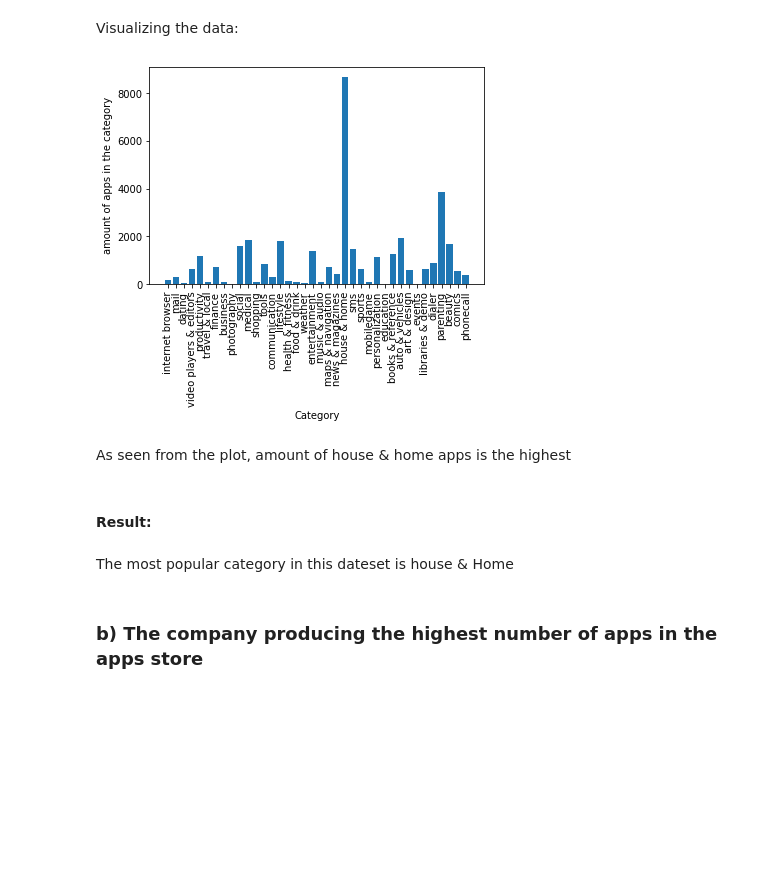
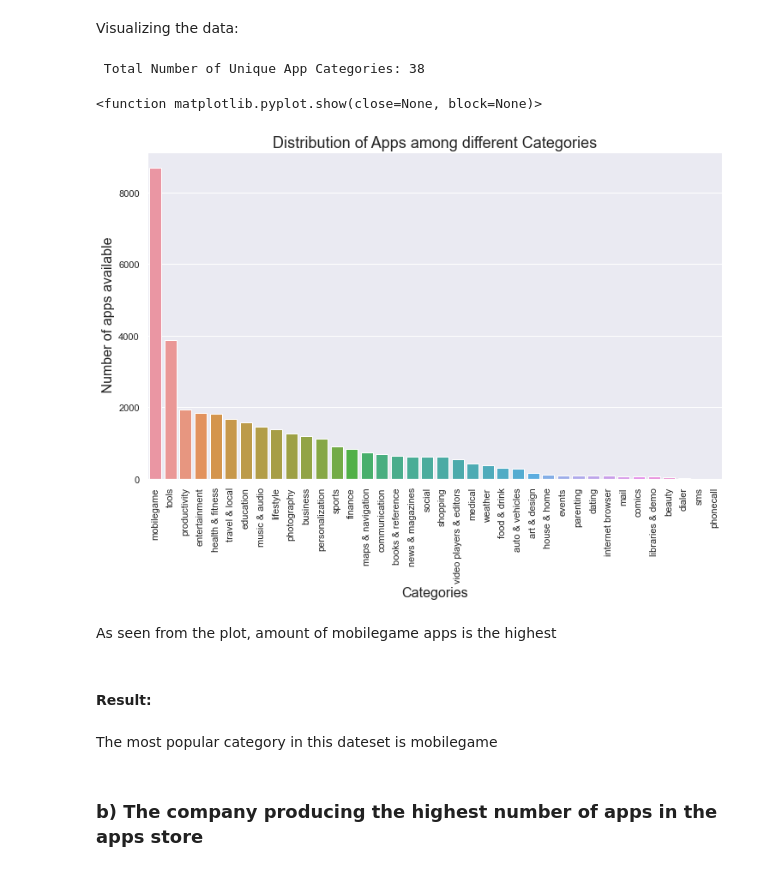
Before and after one commit to Bariu/Jenga-Project, a Jupyter notebook: The Analysis of Android app market.ipynb, the cells around one changed output. Saved outputs shown, nothing was run; the diff lists cells and outputs as text; code cells hidden in the pictures; blank space fills up the shorter version.

```diff
--- a/The Analysis of Android app market.ipynb
+++ b/The Analysis of Android app market.ipynb
@@ -336,19 +335,39 @@ amount.head(6)
 All the values in the column are same indicating the number of apps in each category
 # %% [markdown]
 Visualizing the data:
-# %%
-plt.bar(data.category1.unique(), amount["appname"])
-plt.ylabel("amount of apps in the category")
-plt.xlabel("Category")
-plt.xticks(rotation = 90);
-# %% [output]
-[figure, removed]
+# %%
+sns.set(rc={'figure.figsize':(12,7)})
+### print the total number of unique categories
+number_of_categories = len(data['category1'].unique())
+print(f" Total Number of Unique App Categories: {number_of_categories}","\n")
+
+#count the number of apps in each category and sort them in descending order
+num_of_apps_in_each_category =data["category1"].value_counts().sort_values(ascending= False)
+
+#plot the results
+plot_apps_in_categories = sns.barplot(
+    x = num_of_apps_in_each_category.index, #index =category name
+    y = num_of_apps_in_each_category.values #values = count for each category
+    )
+plot_apps_in_categories.set_xticklabels(plot_apps_in_categories.get_xticklabels(), rotation = 90,
+                                        horizontalalignment='center')
+plt.xlabel(xlabel= "Categories", fontsize = 16)
+plt.ylabel(ylabel= " Number of apps available", fontsize= 16)
+plt.title("Distribution of Apps among different Categories", fontsize = 18)
+
+
+
+plt.show
+# %% [output]
+ Total Number of Unique App Categories: 38
+<function matplotlib.pyplot.show(close=None, block=None)>
+[figure, added]
 # %% [markdown]
-As seen from the plot, amount of house & home apps is the highest
+As seen from the plot, amount of mobilegame apps is the highest
 # %% [markdown]
 #### Result:
 # %% [markdown]
-The most popular category in this dateset is house & Home
+The most popular category in this dateset is mobilegame
 # %% [markdown]
 ### b) The company producing the highest number of apps in the apps store
 # %% [markdown]
```
Also changed, not shown: parts of 3 cells of this notebook.
